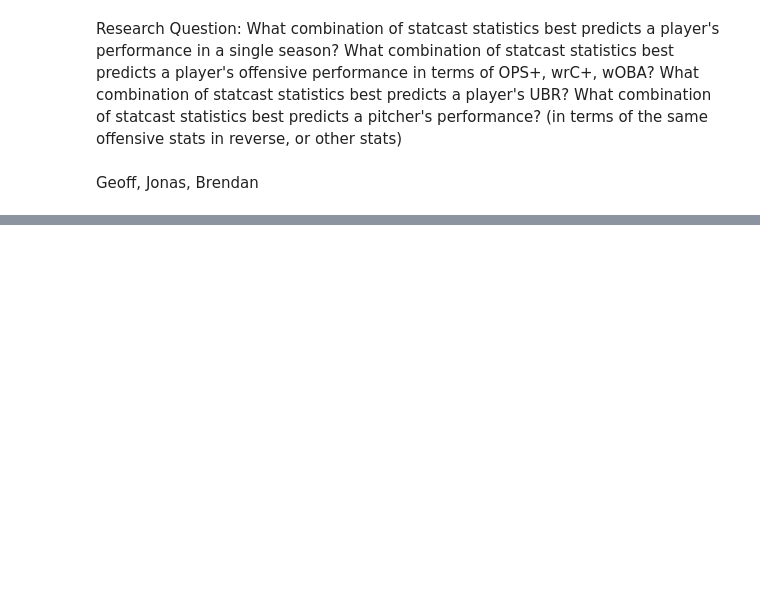
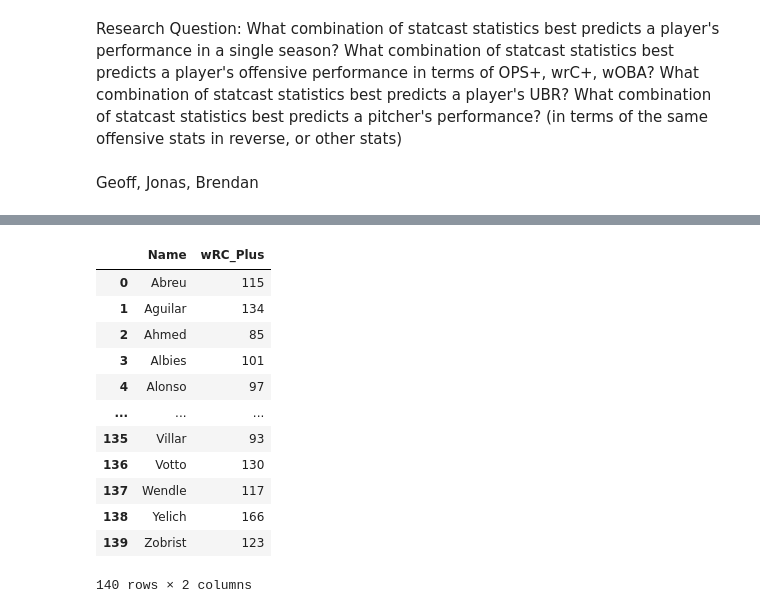
Before and after one commit to GeoffreyBrann/info2950, a Jupyter notebook: Phase II Info 2950.ipynb, the cells around one changed output, grey strips where cells are left out. Cells and saved outputs as stored; diff of their text form; code cells hidden in the pictures; blank space fills up the shorter version.

```diff
--- a/Phase II Info 2950.ipynb
+++ b/Phase II Info 2950.ipynb
@@ -152,0 +220,33 @@ wrc_stats_2019.head()
+# %%
+#################
+# wRC+ 2018 Stats
+#################
+wrc_stats_2018 = pd.read_csv("UBR_wRC+_data_2018.csv")
+wrc_stats_2018.rename(columns = {'wRC+': 'wRC_Plus'}, inplace = True)
+wrc_stats_2018.columns
+wrc_stats_2018 = wrc_stats_2018[['Name', 'wRC_Plus']]
+for i in range(len(wrc_stats_2018['Name'])):
+    name_var = wrc_stats_2018['Name']
+    spce = name_var[i].find(' ')
+    name_var[i] = name_var[i][spce:]
+wrc_stats_2018 = wrc_stats_2018.sort_values('Name')
+
+wrc_stats_2018 = wrc_stats_2018.reset_index()
+wrc_stats_2018.columns
+wrc_stats_2018 = wrc_stats_2018.drop(['index'], axis=1)
+
+wrc_stats_2018
+# %% [output]
+|  | Name | wRC_Plus |
+| 0 | Abreu | 115 |
+| 1 | Aguilar | 134 |
+| 2 | Ahmed | 85 |
+| 3 | Albies | 101 |
+| 4 | Alonso | 97 |
+| ... | ... | ... |
+| 135 | Villar | 93 |
+| 136 | Votto | 130 |
+| 137 | Wendle | 117 |
+| 138 | Yelich | 166 |
+| 139 | Zobrist | 123 |
+140 rows × 2 columns
```
Also changed, not shown: parts of 21 cells of this notebook, 3 other files.
